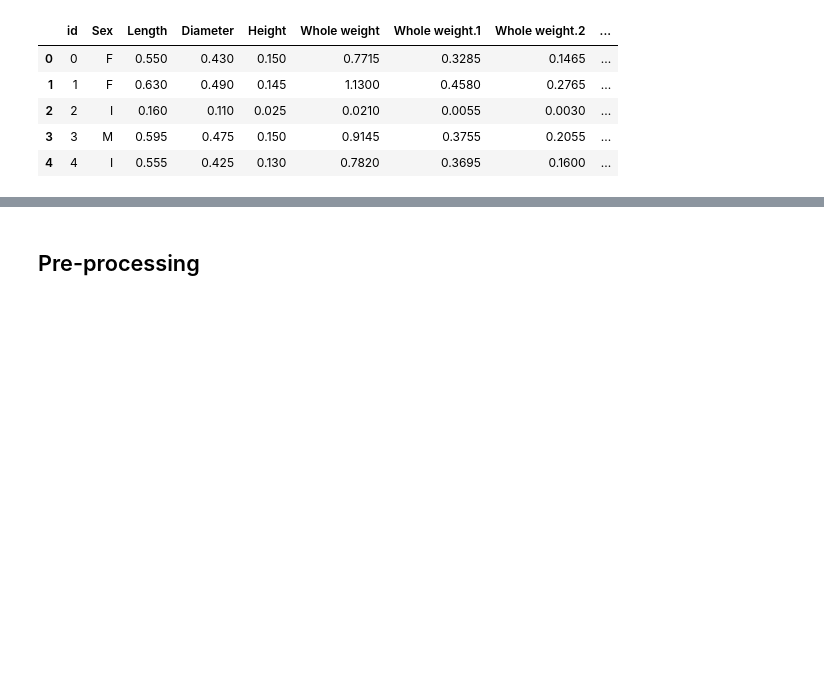
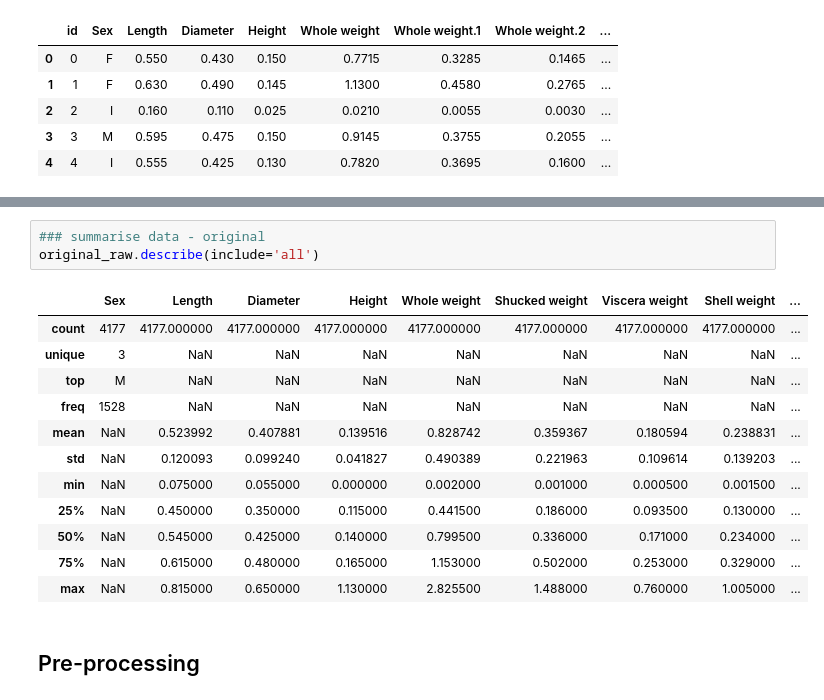
Before and after one commit to stephanie-yz/Kaggle_PG4.04_Abalone, a Jupyter notebook: 01_Data_Cleaning.ipynb, the cells around one changed output, grey strips where cells are left out. Drawn from its saved outputs; the diff is of its cells as text; blank space fills up the shorter version.

```diff
--- a/01_Data_Cleaning.ipynb
+++ b/01_Data_Cleaning.ipynb
@@ -82,6 +85,22 @@ train_raw.describe(include='all')
 | 50% | 45307.000000 | NaN | 0.545000 | 0.425000 | 0.140000 | 0.799500 | 0.330000 | 0.166000 | ... |
 | 75% | 67960.500000 | NaN | 0.600000 | 0.470000 | 0.160000 | 1.067500 | 0.463000 | 0.232500 | ... |
 | max | 90614.000000 | NaN | 0.815000 | 0.650000 | 1.130000 | 2.825500 | 1.488000 | 0.760000 | ... |
+# %%
+### summarise data - original
+original_raw.describe(include='all')
+# %% [output]
+|  | Sex | Length | Diameter | Height | Whole weight | Shucked weight | Viscera weight | Shell weight | ... |
+| count | 4177 | 4177.000000 | 4177.000000 | 4177.000000 | 4177.000000 | 4177.000000 | 4177.000000 | 4177.000000 | ... |
+| unique | 3 | NaN | NaN | NaN | NaN | NaN | NaN | NaN | ... |
+| top | M | NaN | NaN | NaN | NaN | NaN | NaN | NaN | ... |
+| freq | 1528 | NaN | NaN | NaN | NaN | NaN | NaN | NaN | ... |
+| mean | NaN | 0.523992 | 0.407881 | 0.139516 | 0.828742 | 0.359367 | 0.180594 | 0.238831 | ... |
+| std | NaN | 0.120093 | 0.099240 | 0.041827 | 0.490389 | 0.221963 | 0.109614 | 0.139203 | ... |
+| min | NaN | 0.075000 | 0.055000 | 0.000000 | 0.002000 | 0.001000 | 0.000500 | 0.001500 | ... |
+| 25% | NaN | 0.450000 | 0.350000 | 0.115000 | 0.441500 | 0.186000 | 0.093500 | 0.130000 | ... |
+| 50% | NaN | 0.545000 | 0.425000 | 0.140000 | 0.799500 | 0.336000 | 0.171000 | 0.234000 | ... |
+| 75% | NaN | 0.615000 | 0.480000 | 0.165000 | 1.153000 | 0.502000 | 0.253000 | 0.329000 | ... |
+| max | NaN | 0.815000 | 0.650000 | 1.130000 | 2.825500 | 1.488000 | 0.760000 | 1.005000 | ... |
 # %% [markdown]
 ## Pre-processing
 # %%
```
Also changed, not shown: parts of 7 cells of this notebook, 4 other files.
